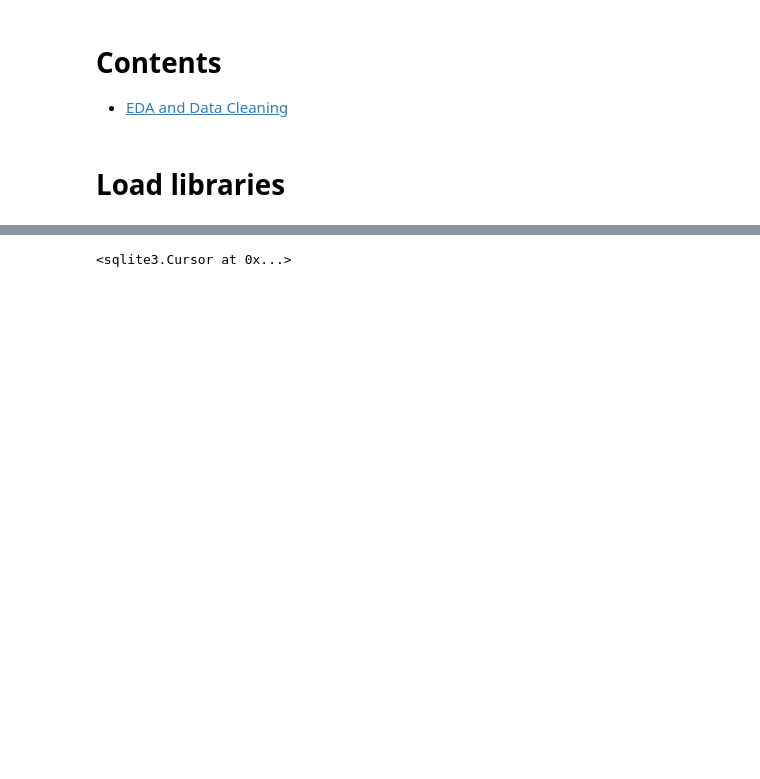
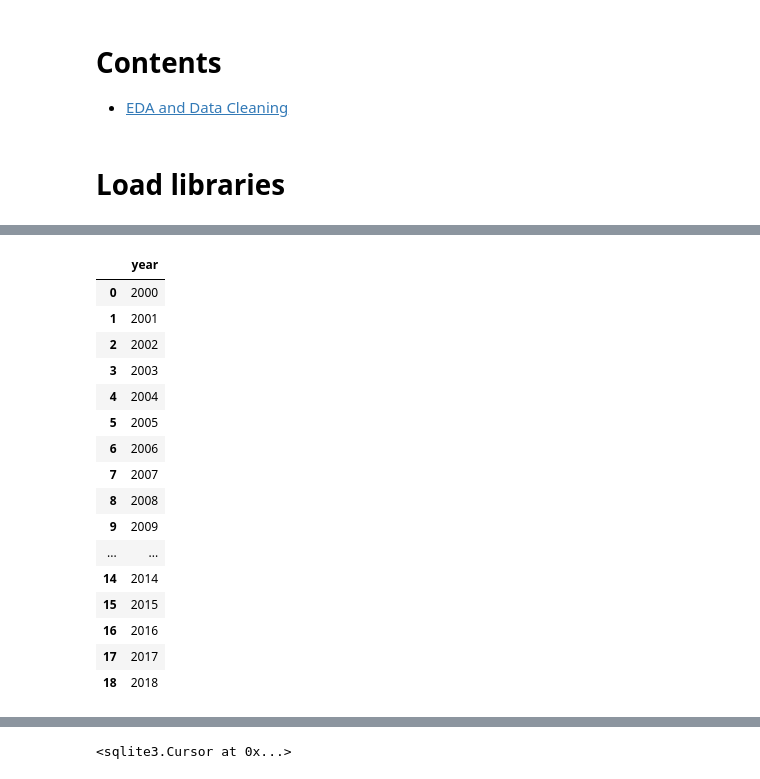
Before and after one commit to msamhz/Kaggle_WorldMortalityRates, a Jupyter notebook: code/2_SQL_DataBase.ipynb, the cells around one changed output, grey strips where cells are left out. Saved outputs shown, nothing was run; the diff lists cells and outputs as text; code cells hidden in the pictures; blank space fills up the shorter version.

```diff
--- a/code/2_SQL_DataBase.ipynb
+++ b/code/2_SQL_DataBase.ipynb
@@ -13,0 +47,15 @@ adult_mortality = pd.read_csv('../new_csv/adult_mortality.csv')
+# %%
+year = pd.read_csv('../new_csv/year.csv')
+country = pd.read_csv('../new_csv/country.csv')
+sex = pd.read_csv('../new_csv/sex.csv')
+
+adult_mortality = pd.read_csv('../new_csv/adult_mortality.csv')
+maternal_mortality = pd.read_csv('../new_csv/maternal_mortality.csv')
+
+no_infantdeath = pd.read_csv('../new_csv/no_infantdeath.csv')
+no_neonataldeath = pd.read_csv('../new_csv/no_neonataldeath.csv')
+no_underfivedeath = pd.read_csv('../new_csv/no_underfivedeath.csv')
+
+prob_infantdeath = pd.read_csv('../new_csv/prob_infantdeath.csv')
+prob_neonataldeath = pd.read_csv('../new_csv/prob_neonataldeath.csv')
+prob_underfivedeath = pd.read_csv('../new_csv/prob_underfivedeath.csv')
@@ -13,0 +109,20 @@ adult_mortality = pd.read_csv('../new_csv/adult_mortality.csv')
+# %%
+year
+# %% [output]
+|  | year |
+| 0 | 2000 |
+| 1 | 2001 |
+| 2 | 2002 |
+| 3 | 2003 |
+| 4 | 2004 |
+| 5 | 2005 |
+| 6 | 2006 |
+| 7 | 2007 |
+| 8 | 2008 |
+| 9 | 2009 |
+| ... | ... |
+| 14 | 2014 |
+| 15 | 2015 |
+| 16 | 2016 |
+| 17 | 2017 |
+| 18 | 2018 |
```
Also changed, not shown: parts of 22 cells of this notebook, 5 other files.
